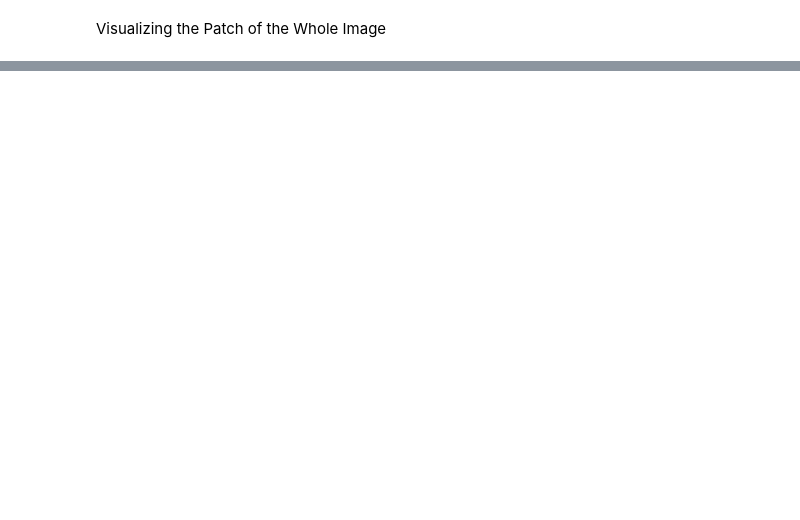
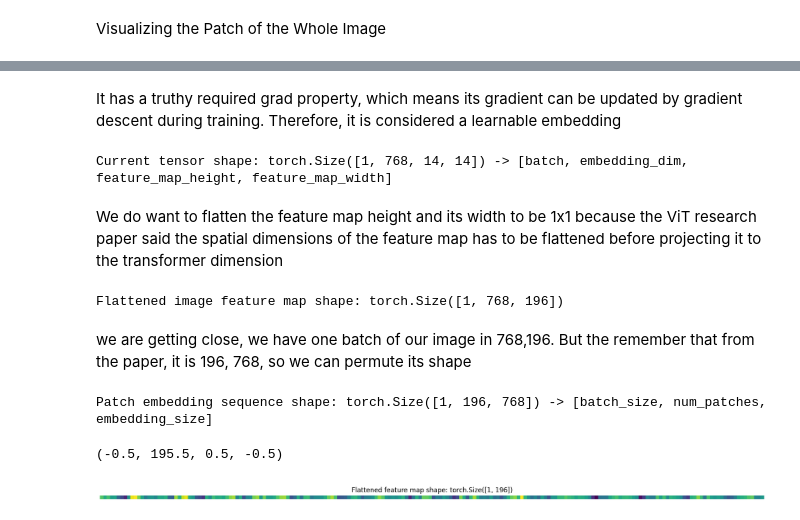
Before and after one commit to Victoran0/food-vision, a Jupyter notebook: VIT_model.ipynb, the cells around one changed output, grey strips where cells are left out. Cells and saved outputs as stored; diff of their text form; code cells hidden in the pictures; blank space fills up the shorter version.

```diff
--- a/VIT_model.ipynb
+++ b/VIT_model.ipynb
@@ -198,0 +261,41 @@ Patch size: 16 pixels x 16 pixels
+# %% [markdown]
+It has a truthy required grad property, which means its gradient can be updated by gradient descent during training. Therefore, it is considered a learnable embedding
+# %%
+# Current tensor shape
+print(
+    f"Current tensor shape: {image_out_of_conv.shape} -> [batch, embedding_dim, feature_map_height, feature_map_width]")
+# %% [output]
+Current tensor shape: torch.Size([1, 768, 14, 14]) -> [batch, embedding_dim, feature_map_height, feature_map_width]
+# %% [markdown]
+We do want to flatten the feature map height and its width to be 1x1 because the ViT research paper said the spatial dimensions of the feature map has to be flattened before projecting it to the transformer dimension
+# %%
+flatten = nn.Flatten(start_dim=2,  # flatten feature_map_height (dimension 2)
+                     end_dim=3)  # flatten feature_map_width (dimension 3)
+# %%
+image_out_of_conv_flattened = flatten(image_out_of_conv)
+print(
+    f"Flattened image feature map shape: {image_out_of_conv_flattened.shape}")
+# %% [output]
+Flattened image feature map shape: torch.Size([1, 768, 196])
+# %% [markdown]
+we are getting close, we have one batch of our image in 768,196. But the remember that from the paper, it is 196, 768, so we can permute its shape
+# %%
+image_out_of_conv_flattened_reshaped = image_out_of_conv_flattened.permute(
+    0, 2, 1)  # [batch_size, P^2•C, N] -> [batch_size, N, P^2•C]
+print(
+    f"Patch embedding sequence shape: {image_out_of_conv_flattened_reshaped.shape} -> [batch_size, num_patches, embedding_size]")
+# %% [output]
+Patch embedding sequence shape: torch.Size([1, 196, 768]) -> [batch_size, num_patches, embedding_size]
+# %%
+# Get a single flattened feature map
+# index: (batch_size, number_of_patches, embedding_dimension)
+single_flattened_feature_map = image_out_of_conv_flattened_reshaped[:, :, 0]
+
+# Plot the flattened feature map visually
+plt.figure(figsize=(22, 22))
+plt.imshow(single_flattened_feature_map.detach().numpy())
+plt.title(f"Flattened feature map shape: {single_flattened_feature_map.shape}")
+plt.axis(False)
+# %% [output]
+(-0.5, 195.5, 0.5, -0.5)
+[figure, added]
```
Also changed, not shown: parts of 36 cells of this notebook.
